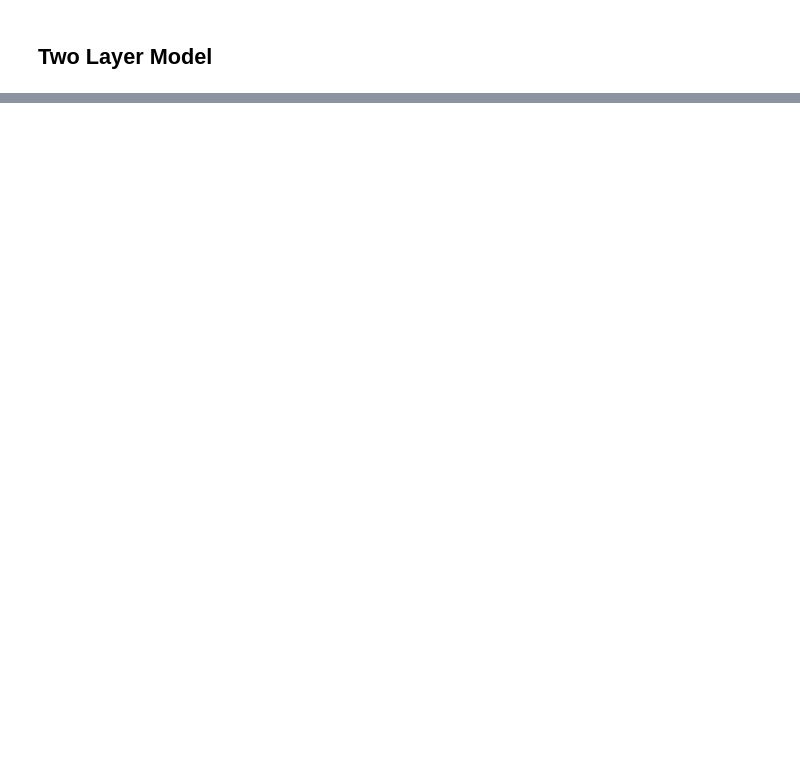
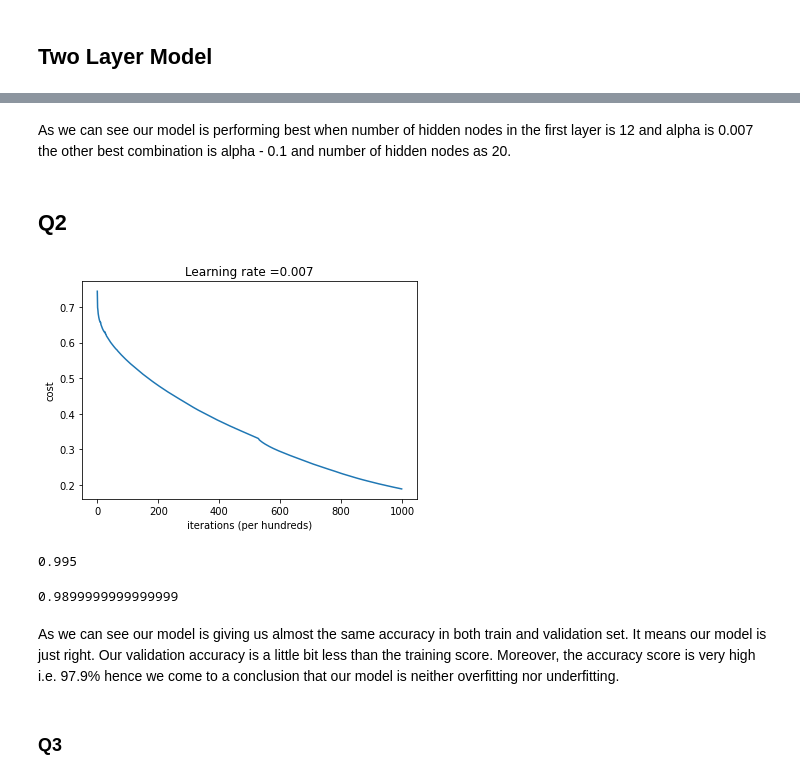
Before and after one commit to capt2101akash/deep_learning, a Jupyter notebook: main.ipynb, the cells around one changed output, grey strips where cells are left out. Saved outputs shown, nothing was run; the diff lists cells and outputs as text; code cells hidden in the pictures; blank space fills up the shorter version.

```diff
--- a/main.ipynb
+++ b/main.ipynb
@@ -192,0 +260,20 @@ Accuracy: 0.5705000000000001
+# %% [markdown]
+As we can see our model is performing best when number of hidden nodes in the first layer is 12 and alpha is 0.007 the other best combination is alpha - 0.1 and number of hidden nodes as 20.
+# %% [markdown]
+## Q2
+# %%
+parameters_best = L_layer_model(train_x, train_y, layers_dims = [10800, 12, 4, 1], learning_rate = 0.007, num_iterations = 1000, print_cost=False)
+pred_train = predict_deep(train_x, train_y, parameters_best)
+pred_train
+# %% [output]
+[figure, added]
+0.995
+# %%
+pred_valid = predict_deep(valid_x, valid_y, parameters_best)
+pred_valid
+# %% [output]
+0.9899999999999999
+# %% [markdown]
+As we can see our model is giving us almost the same accuracy in both train and validation set. It means our model is just right. Our validation accuracy is a little bit less than the training score. Moreover, the accuracy score is very high i.e. 97.9% hence we come to a conclusion that our model is neither overfitting nor underfitting.
+# %% [markdown]
+### Q3
```
Also changed, not shown: parts of 30 cells of this notebook, 3 other files.
